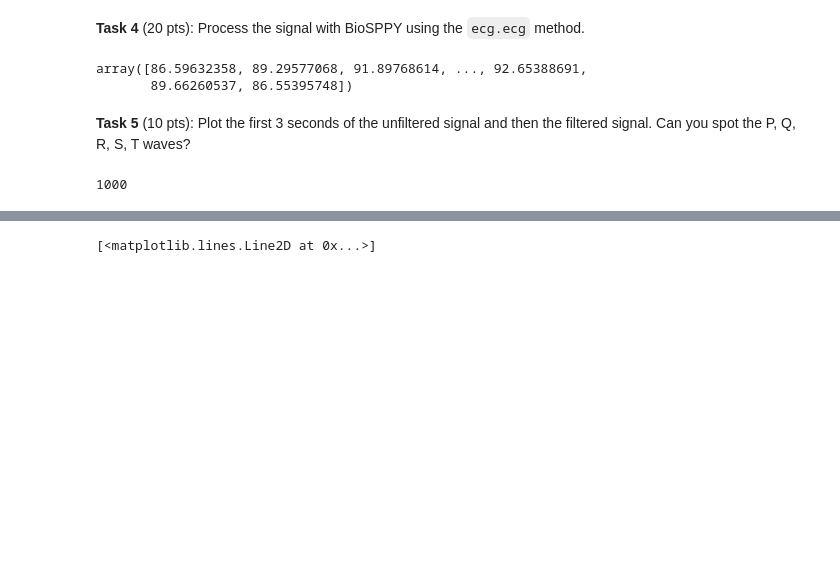
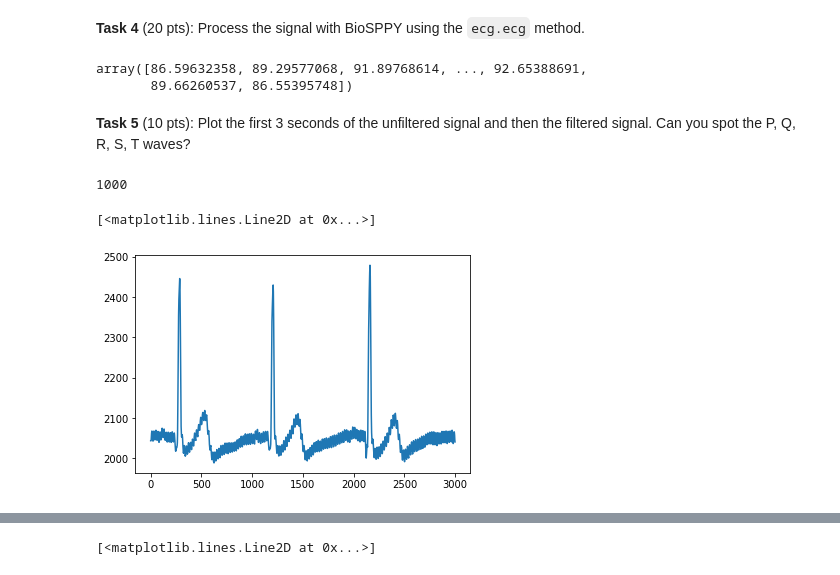
Before and after one commit to bostongfx/cs666student_2023, a Jupyter notebook: Copy_of_CS666_Assignment_1.ipynb, the cells around one changed output, grey strips where cells are left out. Saved outputs shown, nothing was run; the diff lists cells and outputs as text; code cells hidden in the pictures; blank space fills up the shorter version.

```diff
--- a/Copy_of_CS666_Assignment_1.ipynb
+++ b/Copy_of_CS666_Assignment_1.ipynb
@@ -58,14 +62,27 @@ SECONDS = 60 ### TODO!
 **Task 4** (20 pts): Process the signal with BioSPPY using the `ecg.ecg` method.
 # %%
 ecgout = bs.signals.ecg.ecg(signal=signal, sampling_rate=SAMPLING_RATE, show=False)  ### TODO
-# %%
-ecgout[1]
-# %% [output]
-array([86.59632358, 89.29577068, 91.89768614, ..., 92.65388691,
-       89.66260537, 86.55395748])
+# %%
+#Filtered signals
+ecgout[1]
+# %% [output]
+array([86.59632358, 89.29577068, 91.89768614, ..., 92.65388691,
+       89.66260537, 86.55395748])
 # %% [markdown]
 **Task 5** (10 pts): Plot the first 3 seconds of the unfiltered signal and then the filtered signal. Can you spot the P, Q, R, S, T waves?
-# %%
-SAMPLING_RATE
-# %% [output]
-1000
+# %%
+#Verifying the sampling rate
+SAMPLING_RATE
+# %% [output]
+1000
+# %%
+#Plotting the first three second unfiltered signal
+first_to_query = 2
+
+# first_second = signal[0:1000]
+first_second = signal[0:(first_to_query+1)*SAMPLING_RATE]
+
+plt.plot(first_second) ### TODO plot unfiltered signal
+# %% [output]
+[<matplotlib.lines.Line2D at 0x...>]
+[figure, added]
```
Also changed, not shown: parts of 33 cells of this notebook.
